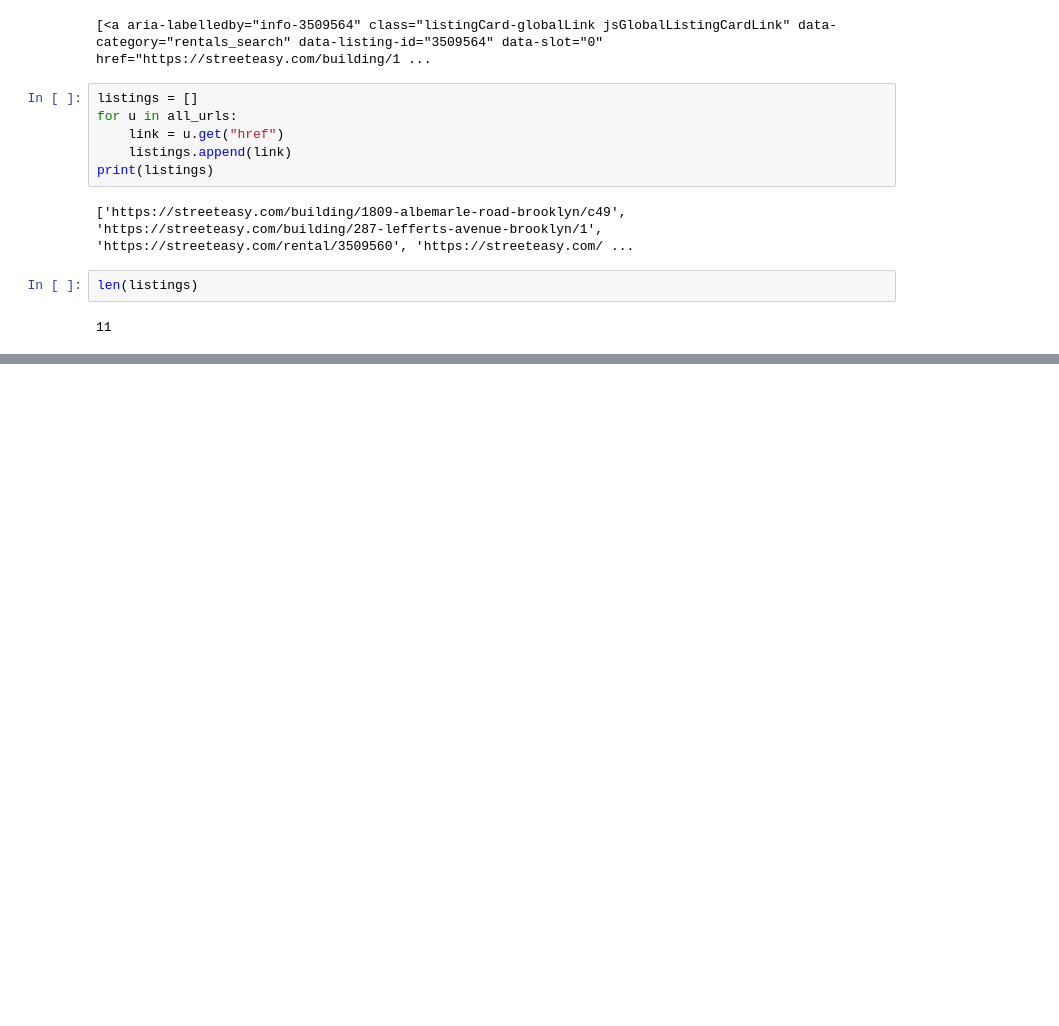
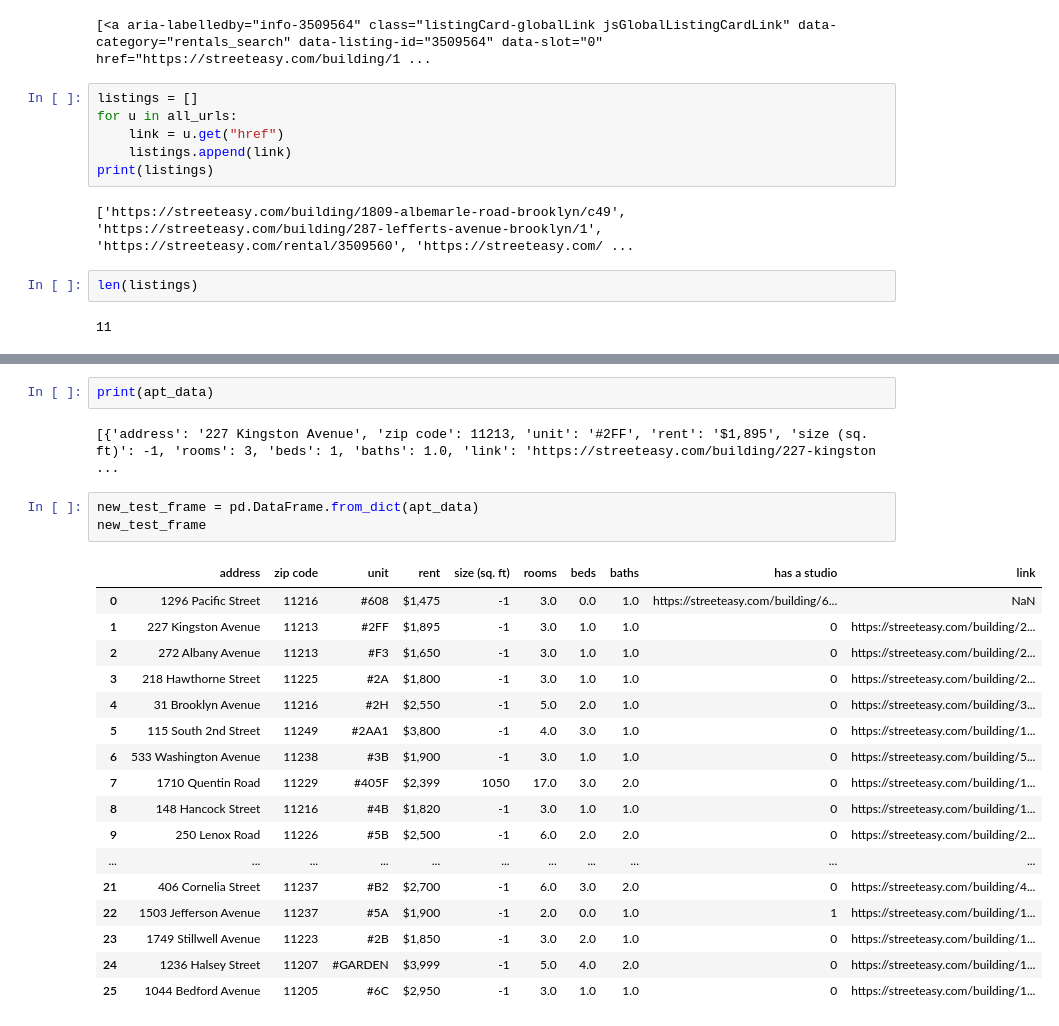
Before and after one commit to nickdellaquilo/Apartment-Regression, a Jupyter notebook: testing.ipynb, the cells around one changed output, grey strips where cells are left out. Cells and saved outputs as stored; diff of their text form; blank space fills up the shorter version.

```diff
--- a/testing.ipynb
+++ b/testing.ipynb
@@ -324,0 +401,25 @@ test_frame
+# %%
+print(apt_data)
+# %% [output]
+[{'address': '227 Kingston Avenue', 'zip code': 11213, 'unit': '#2FF', 'rent': '$1,895', 'size (sq. ft)': -1, 'rooms': 3, 'beds': 1, 'baths': 1.0, 'link': 'https://streeteasy.com/building/227-kingston ...
+# %%
+new_test_frame = pd.DataFrame.from_dict(apt_data)
+new_test_frame
+# %% [output]
+|  | address | zip code | unit | rent | size (sq. ft) | rooms | beds | baths | has a studio | link |
+| 0 | 1296 Pacific Street | 11216 | #608 | $1,475 | -1 | 3.0 | 0.0 | 1.0 | https://streeteasy.com/building/6... | NaN |
+| 1 | 227 Kingston Avenue | 11213 | #2FF | $1,895 | -1 | 3.0 | 1.0 | 1.0 | 0 | https://streeteasy.com/building/2... |
+| 2 | 272 Albany Avenue | 11213 | #F3 | $1,650 | -1 | 3.0 | 1.0 | 1.0 | 0 | https://streeteasy.com/building/2... |
+| 3 | 218 Hawthorne Street | 11225 | #2A | $1,800 | -1 | 3.0 | 1.0 | 1.0 | 0 | https://streeteasy.com/building/2... |
+| 4 | 31 Brooklyn Avenue | 11216 | #2H | $2,550 | -1 | 5.0 | 2.0 | 1.0 | 0 | https://streeteasy.com/building/3... |
+| 5 | 115 South 2nd Street | 11249 | #2AA1 | $3,800 | -1 | 4.0 | 3.0 | 1.0 | 0 | https://streeteasy.com/building/1... |
+| 6 | 533 Washington Avenue | 11238 | #3B | $1,900 | -1 | 3.0 | 1.0 | 1.0 | 0 | https://streeteasy.com/building/5... |
+| 7 | 1710 Quentin Road | 11229 | #405F | $2,399 | 1050 | 17.0 | 3.0 | 2.0 | 0 | https://streeteasy.com/building/1... |
+| 8 | 148 Hancock Street | 11216 | #4B | $1,820 | -1 | 3.0 | 1.0 | 1.0 | 0 | https://streeteasy.com/building/1... |
+| 9 | 250 Lenox Road | 11226 | #5B | $2,500 | -1 | 6.0 | 2.0 | 2.0 | 0 | https://streeteasy.com/building/2... |
+| ... | ... | ... | ... | ... | ... | ... | ... | ... | ... | ... |
+| 21 | 406 Cornelia Street | 11237 | #B2 | $2,700 | -1 | 6.0 | 3.0 | 2.0 | 0 | https://streeteasy.com/building/4... |
+| 22 | 1503 Jefferson Avenue | 11237 | #5A | $1,900 | -1 | 2.0 | 0.0 | 1.0 | 1 | https://streeteasy.com/building/1... |
+| 23 | 1749 Stillwell Avenue | 11223 | #2B | $1,850 | -1 | 3.0 | 2.0 | 1.0 | 0 | https://streeteasy.com/building/1... |
+| 24 | 1236 Halsey Street | 11207 | #GARDEN | $3,999 | -1 | 5.0 | 4.0 | 2.0 | 0 | https://streeteasy.com/building/1... |
+| 25 | 1044 Bedford Avenue | 11205 | #6C | $2,950 | -1 | 3.0 | 1.0 | 1.0 | 0 | https://streeteasy.com/building/1... |
```
Also changed, not shown: parts of 15 cells of this notebook, 1 other file.
